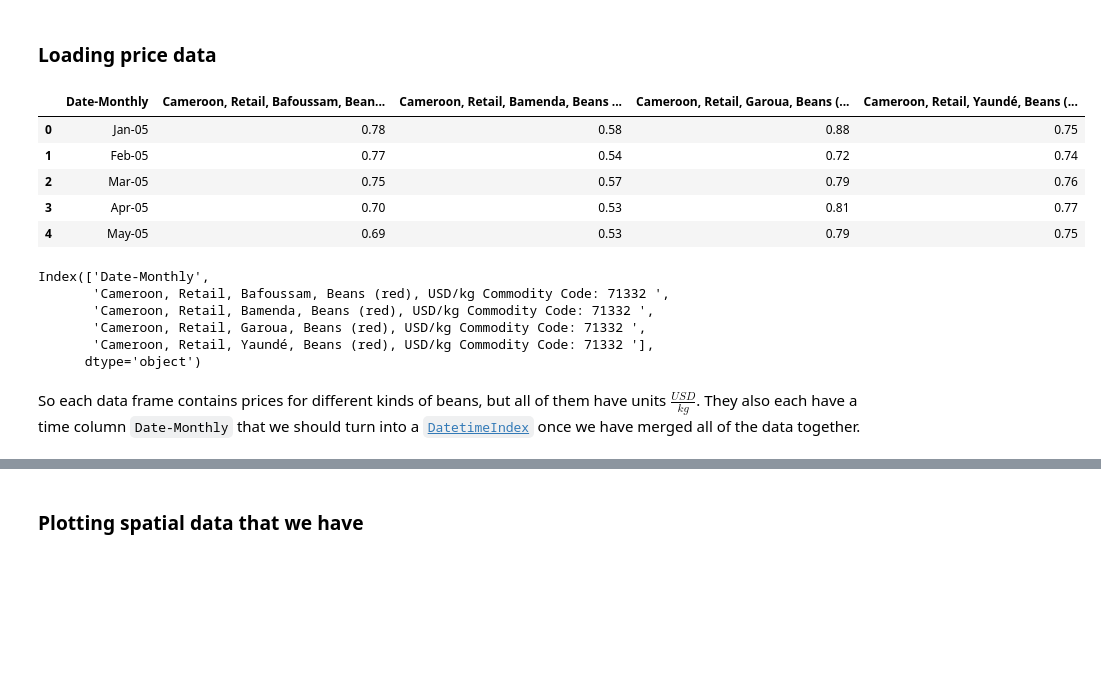
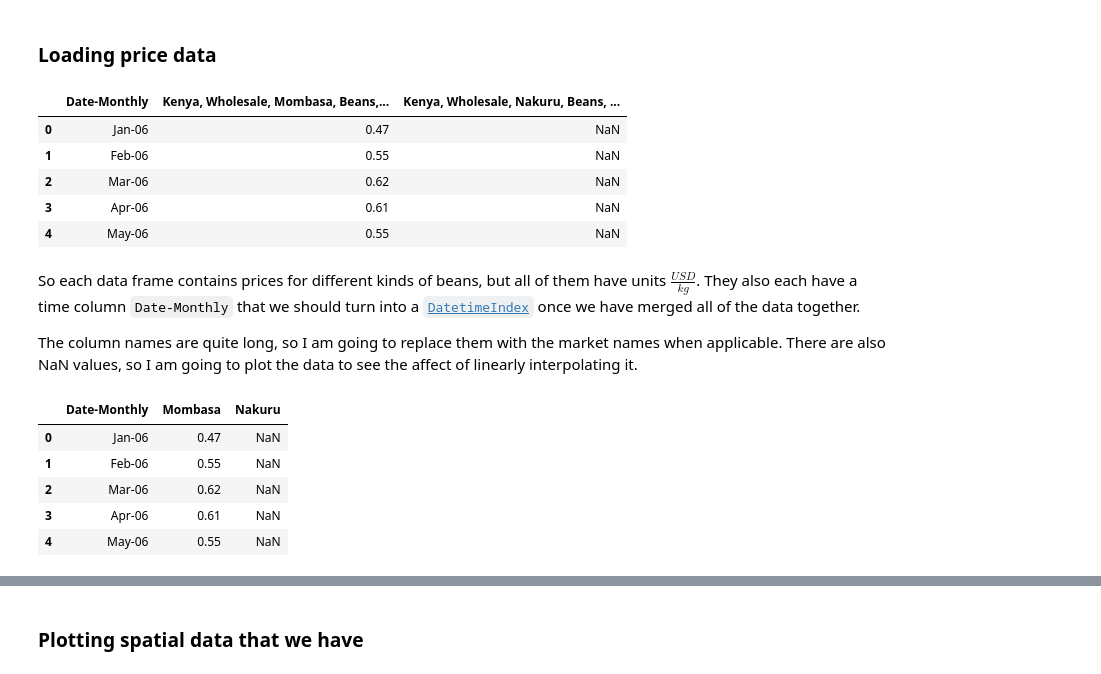
Before and after one commit to Jakidxav/ciat_bean_price_feature_importances, a Jupyter notebook: bean_price_feature_importances/bean_prices_eda.ipynb, the cells around one changed output, grey strips where cells are left out. Saved outputs shown, nothing was run; the diff lists cells and outputs as text; code cells hidden in the pictures; blank space fills up the shorter version.

```diff
--- a/bean_price_feature_importances/bean_prices_eda.ipynb
+++ b/bean_price_feature_importances/bean_prices_eda.ipynb
@@ -29,0 +10,24 @@ Countries FAO data has:
+# %%
+data_path = './data/'
+raw = 'raw'
+processed = 'processed'
+type_of_data = 'bean_prices'
+append_in = '_'+type_of_data+'_'+raw+'.csv'
+append_out = '_'+type_of_data+'_'+processed+'.csv'
+
+kenya_name = 'kenya'
+rwanda_name = 'rwanda'
+tanzania_name = 'tanzania'
+uganda_name = 'uganda'
+
+#where to load from
+kenya_load = os.path.join(data_path, raw, type_of_data, kenya_name+append_in)
+rwanda_load = os.path.join(data_path, raw, type_of_data, rwanda_name+append_in)
+tanzania_load = os.path.join(data_path, raw, type_of_data, tanzania_name+append_in)
+uganda_load = os.path.join(data_path, raw, type_of_data, uganda_name+append_in)
+
+#where to save to
+kenya_save = os.path.join(data_path, processed, type_of_data, kenya_name+append_out)
+rwanda_save = os.path.join(data_path, processed, type_of_data, rwanda_name+append_out)
+tanzania_save = os.path.join(data_path, processed, type_of_data, tanzania_name+append_out)
+uganda_save = os.path.join(data_path, processed, type_of_data, uganda_name+append_out)
@@ -40,28 +62,19 @@ uganda_data_path = './data/raw/uganda_bean_prices_raw.csv'
 # %%
 #load in data
-cameroon_prices = pd.read_csv(cameroon_data_path)
-drc_prices = pd.read_csv(drc_data_path)
-kenya_prices = pd.read_csv(kenya_data_path)
-rwanda_prices = pd.read_csv(rwanda_data_path)
-tanzania_prices = pd.read_csv(tanzania_data_path)
-uganda_prices = pd.read_csv(uganda_data_path)
+kenya = pd.read_csv(kenya_load)
+rwanda = pd.read_csv(rwanda_load)
+tanzania = pd.read_csv(tanzania_load)
+uganda = pd.read_csv(uganda_load)
 # %%
-cameroon_prices.head()
+kenya.head()
 # %% [output]
-|  | Date-Monthly | Cameroon, Retail, Bafoussam, Bean... | Cameroon, Retail, Bamenda, Beans ... | Cameroon, Retail, Garoua, Beans (... | Cameroon, Retail, Yaundé, Beans (... |
-| 0 | Jan-05 | 0.78 | 0.58 | 0.88 | 0.75 |
-| 1 | Feb-05 | 0.77 | 0.54 | 0.72 | 0.74 |
-| 2 | Mar-05 | 0.75 | 0.57 | 0.79 | 0.76 |
-| 3 | Apr-05 | 0.70 | 0.53 | 0.81 | 0.77 |
-| 4 | May-05 | 0.69 | 0.53 | 0.79 | 0.75 |
+|  | Date-Monthly | Kenya, Wholesale, Mombasa, Beans,... | Kenya, Wholesale, Nakuru, Beans, ... |
+| 0 | Jan-06 | 0.47 | NaN |
+| 1 | Feb-06 | 0.55 | NaN |
+| 2 | Mar-06 | 0.62 | NaN |
+| 3 | Apr-06 | 0.61 | NaN |
+| 4 | May-06 | 0.55 | NaN |
-# %%
-cameroon_prices.columns
-# %% [output]
-Index(['Date-Monthly',
-       'Cameroon, Retail, Bafoussam, Beans (red), USD/kg Commodity Code: 71332 ',
-       'Cameroon, Retail, Bamenda, Beans (red), USD/kg Commodity Code: 71332 ',
-       'Cameroon, Retail, Garoua, Beans (red), USD/kg Commodity Code: 71332 ',
-       'Cameroon, Retail, Yaundé, Beans (red), USD/kg Commodity Code: 71332 '],
-      dtype='object')
 # %% [markdown]
 So each data frame contains prices for different kinds of beans, but all of them have units $\frac{USD}{kg}$. They also each have a time column `Date-Monthly` that we should turn into a [`DatetimeIndex`](https://pandas.pydata.org/pandas-docs/stable/reference/api/pandas.DatetimeIndex.html) once we have merged all of the data together.
+
+The column names are quite long, so I am going to replace them with the market names when applicable. There are also NaN values, so I am going to plot the data to see the affect of linearly interpolating it.
@@ -68 +86,10 @@ So each data frame contains prices for different kinds of beans, but all of them
+# %%
+kenya.head()
+# %% [output]
+|  | Date-Monthly | Mombasa | Nakuru |
+| 0 | Jan-06 | 0.47 | NaN |
+| 1 | Feb-06 | 0.55 | NaN |
+| 2 | Mar-06 | 0.62 | NaN |
+| 3 | Apr-06 | 0.61 | NaN |
+| 4 | May-06 | 0.55 | NaN |
 # %%
```
Also changed, not shown: parts of 26 cells of this notebook, 20 other files.
